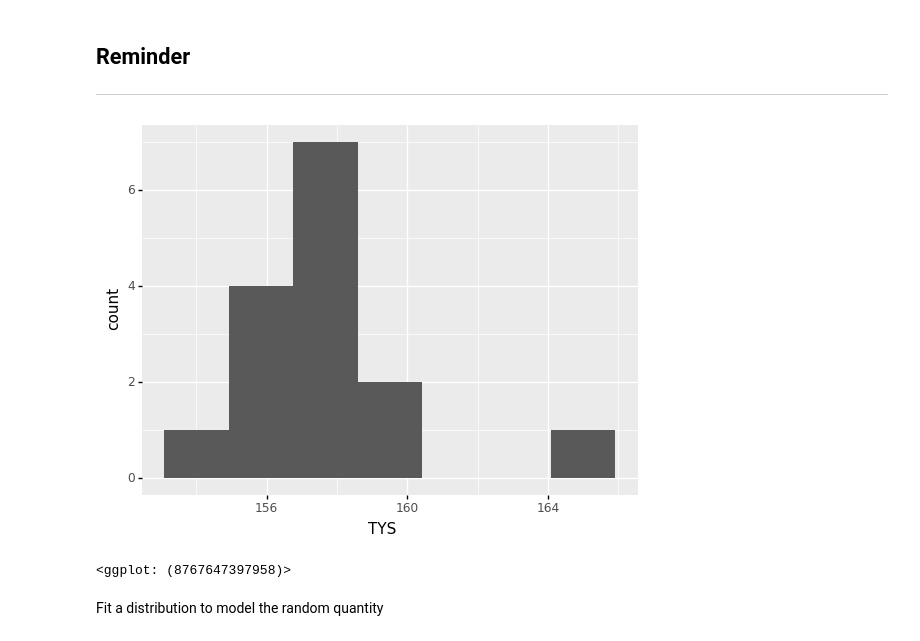
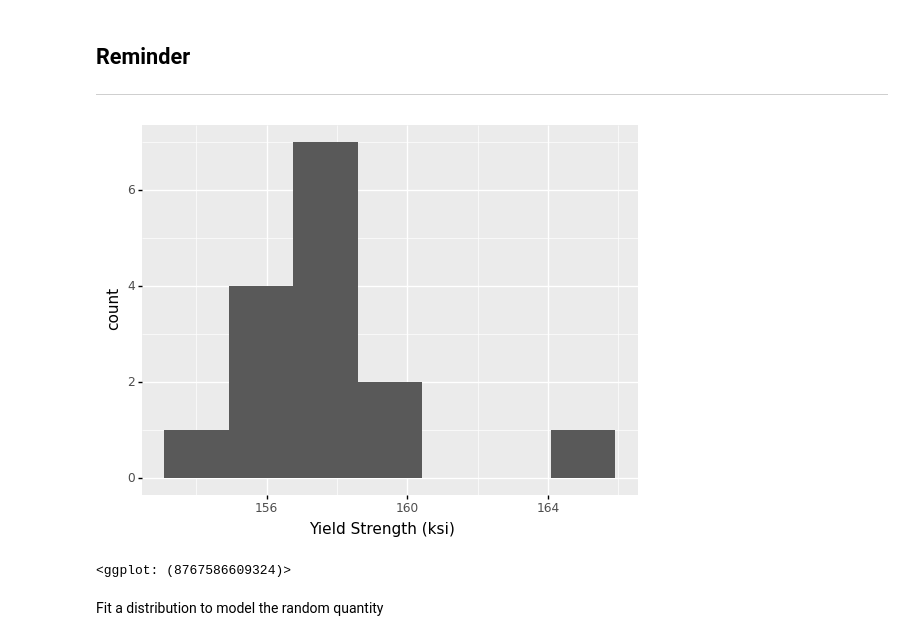
Before and after one commit to zdelrosario/pdo-notes, a Jupyter notebook: day13.ipynb, the cells around one changed output. Saved outputs shown, nothing was run; the diff lists cells and outputs as text; code cells hidden in the pictures.

```diff
--- a/day13.ipynb
+++ b/day13.ipynb
@@ -21,12 +21,13 @@ from grama.data import df_ruff
 # %%
 (
     df_ruff
     >> ggplot(aes("TYS"))
     + geom_histogram()
+    + labs(x="Yield Strength (ksi)")
 )
 # %% [output]
-[figure, old version]
+[figure, new version]
-<ggplot: (8767647397958)>
+<ggplot: (8767586609324)>
 # %% [markdown]
 Fit a distribution to model the random quantity
 # %%
```
Also changed, not shown: parts of 9 cells of this notebook.
